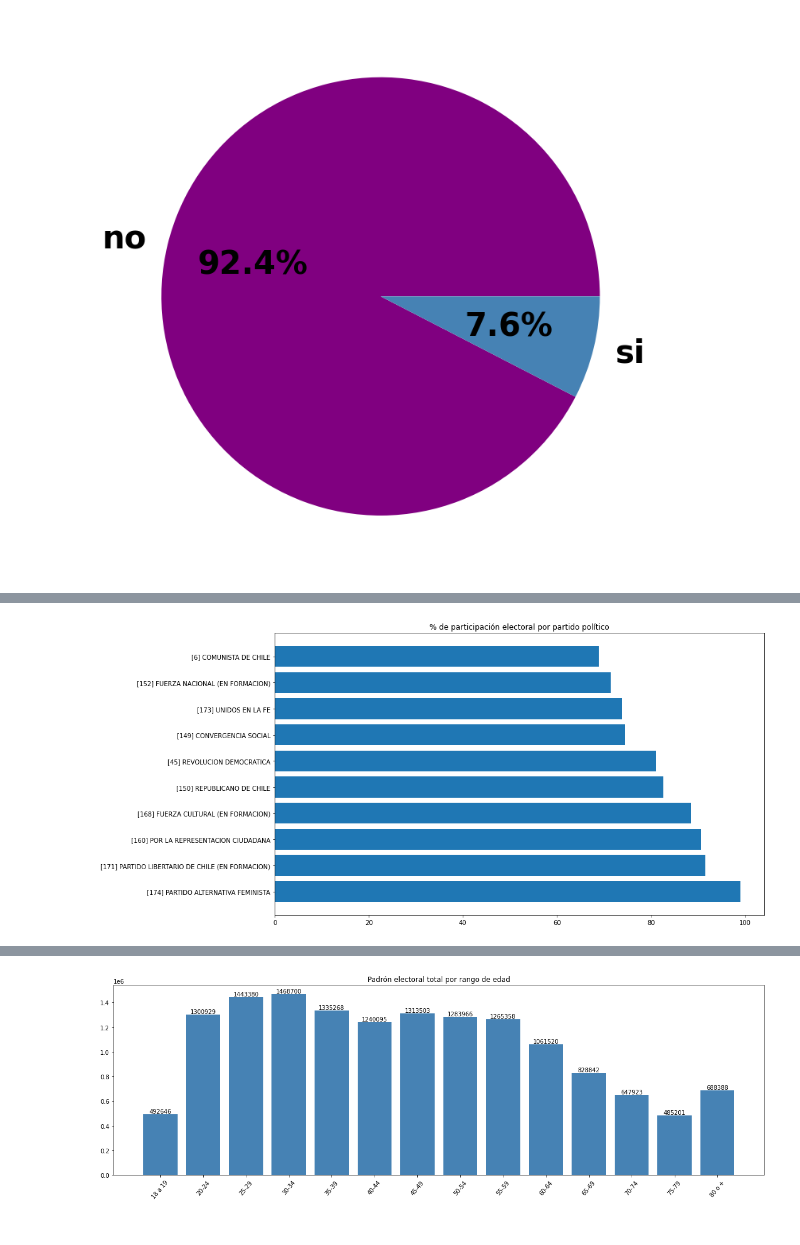
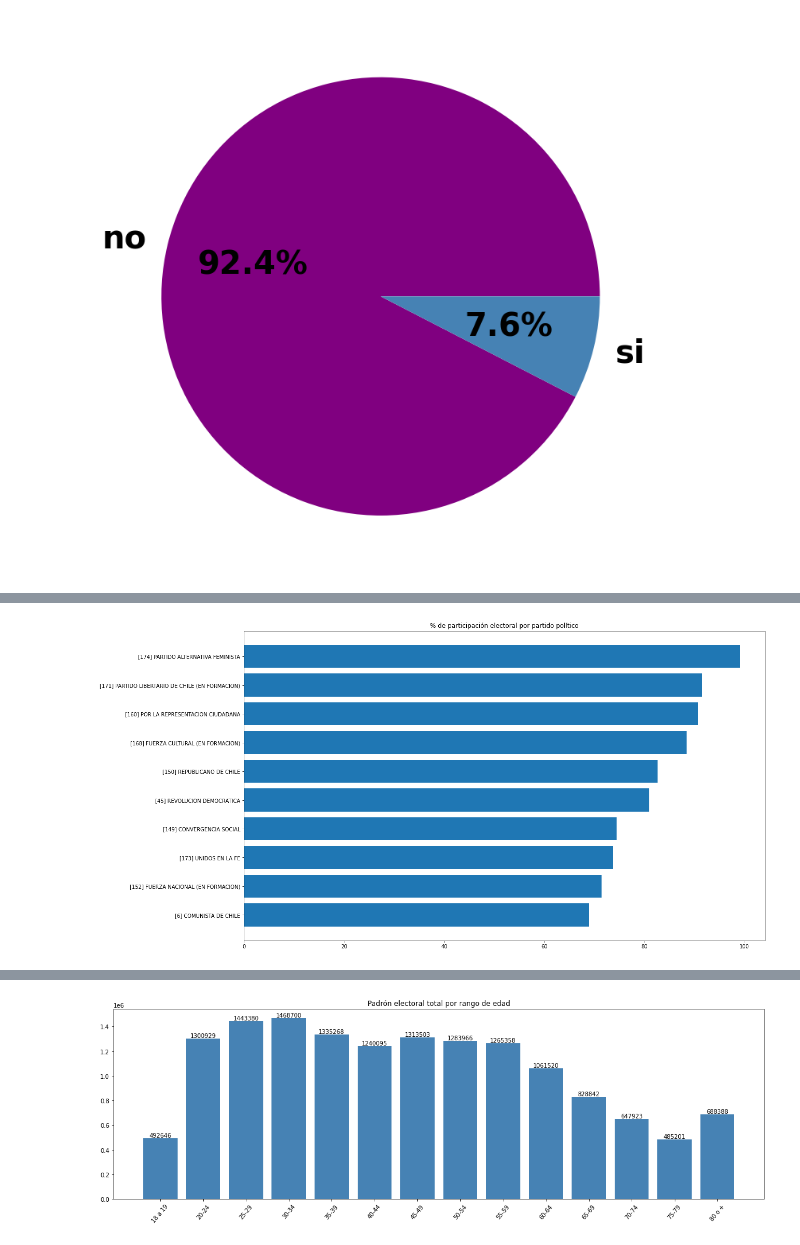
Before and after one commit to framirezv/proyecto-portafolio, a Jupyter notebook: notebooks/EDA_plebiscito_chile_final.ipynb, the cells around one changed output, grey strips where cells are left out. Saved outputs shown, nothing was run; the diff lists cells and outputs as text; code cells hidden in the pictures.

```diff
--- a/notebooks/EDA_plebiscito_chile_final.ipynb
+++ b/notebooks/EDA_plebiscito_chile_final.ipynb
@@ -59,2 +73,2 @@ df_mayor_pp = df_participacion_pp.query("Partido != 'SIN PARTIDO'").sort_values(
 # %%
-df_mayor_pp
+df_mayor_pp= df_mayor_pp.sort_values('participacion',ascending=True)
@@ -73,15 +75,17 @@ df_mayor_pp
 # %%
 #Mostramos el % de participación por partido político
 plt.barh(df_mayor_pp['Partido'],df_mayor_pp['participacion'])
 
-plt.rcParams["figure.figsize"] = (15, 7)
+plt.rcParams["figure.figsize"] = (18, 11)
+
 
 plt.title('% de participación electoral por partido político')
 plt.savefig('porc_partic_partido.png')
-plt.tight_layout()
+#plt.tight_layout()
+
 plt.show()
 # %% [output]
-[figure, old version]
+[figure, new version]
 # %%
 # los mayores porcentajes de participación por rango etario (entre los 18 y 29 años para la población menor,
 # y entre los 50 y 64 los mayores
```
Also changed, not shown: parts of 3 cells of this notebook, 2 other files.
